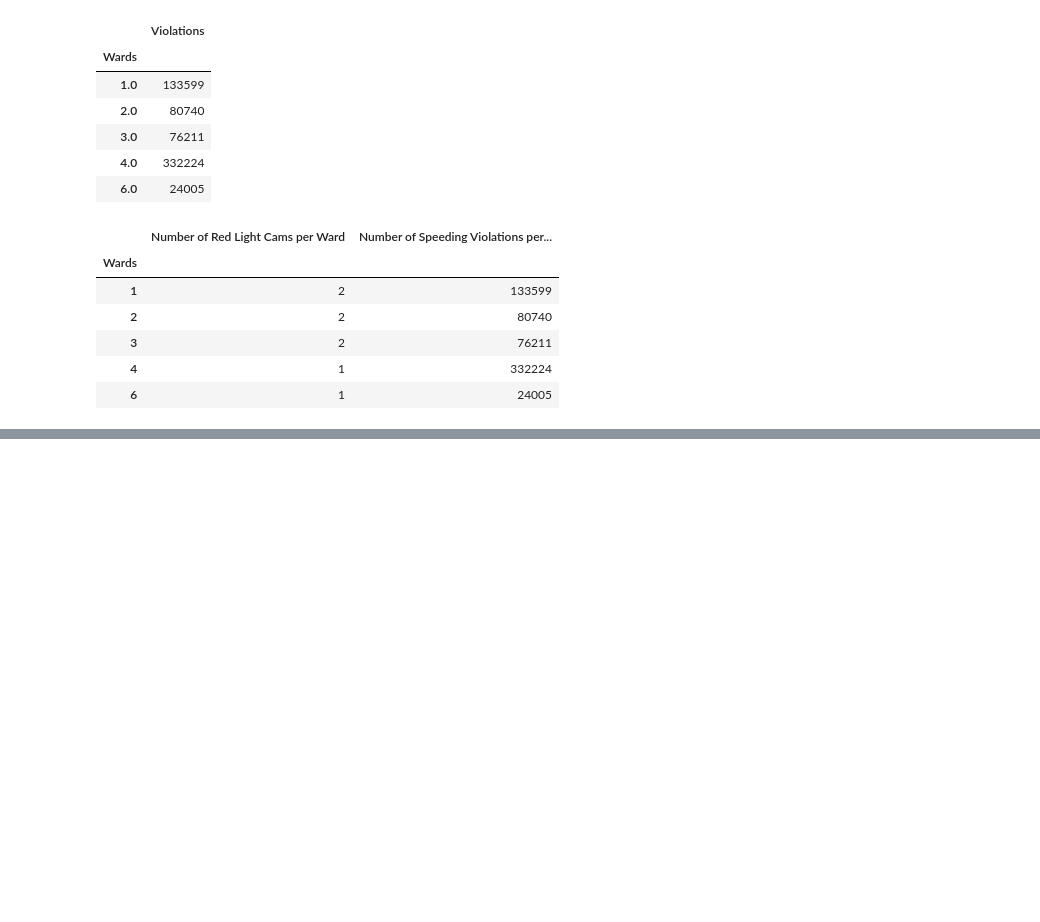
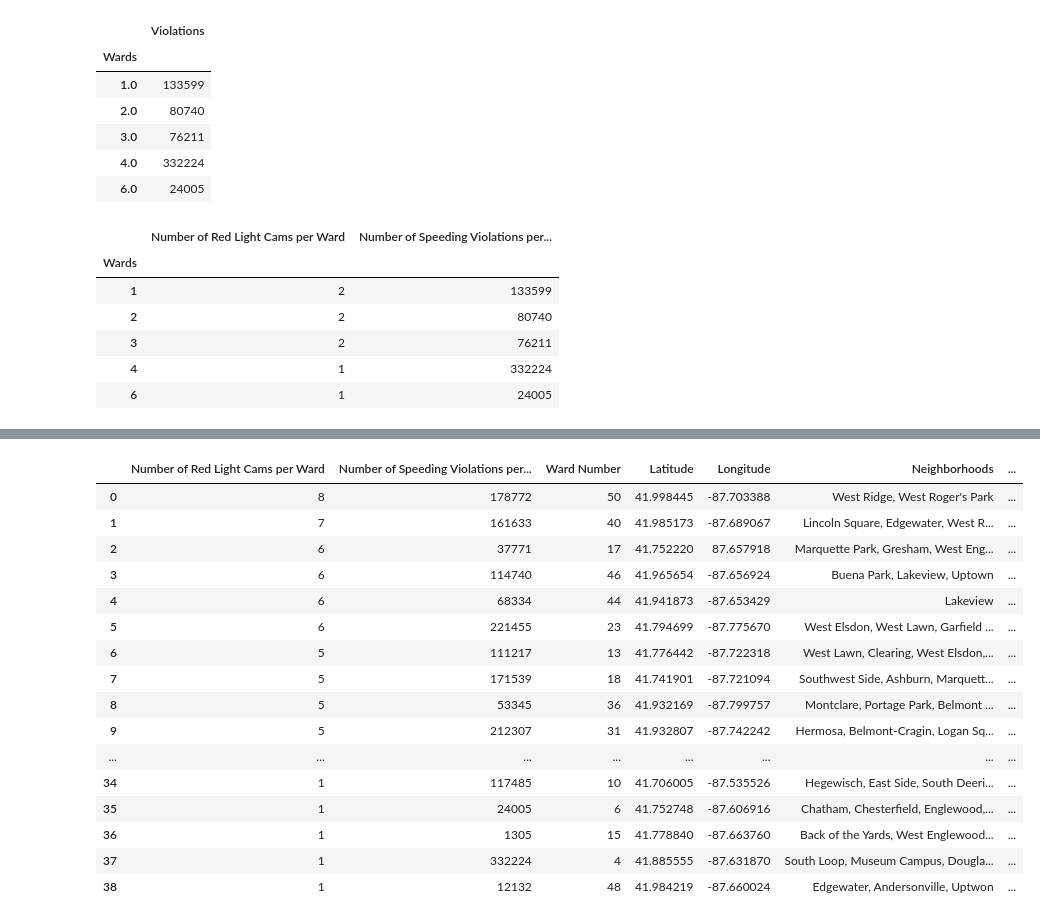
Before and after one commit to michaeldduszynski/Group-4-, a Jupyter notebook: correlation_red_speeding.ipynb, the cells around one changed output, grey strips where cells are left out. Saved outputs shown, nothing was run; the diff lists cells and outputs as text; code cells hidden in the pictures; blank space fills up the shorter version.

```diff
--- a/correlation_red_speeding.ipynb
+++ b/correlation_red_speeding.ipynb
@@ -154,0 +165,20 @@ Text(0.5, 0, 'Speeding Violations per Ward')
+# %%
+clean_df.sort_values(by="Number of Red Light Cams per Ward", ascending=False).reset_index(drop=True)
+# %% [output]
+|  | Number of Red Light Cams per Ward | Number of Speeding Violations per... | Ward Number | Latitude | Longitude | Neighborhoods | ... |
+| 0 | 8 | 178772 | 50 | 41.998445 | -87.703388 | West Ridge, West Roger's Park | ... |
+| 1 | 7 | 161633 | 40 | 41.985173 | -87.689067 | Lincoln Square, Edgewater, West R... | ... |
+| 2 | 6 | 37771 | 17 | 41.752220 | 87.657918 | Marquette Park, Gresham, West Eng... | ... |
+| 3 | 6 | 114740 | 46 | 41.965654 | -87.656924 | Buena Park, Lakeview, Uptown | ... |
+| 4 | 6 | 68334 | 44 | 41.941873 | -87.653429 | Lakeview | ... |
+| 5 | 6 | 221455 | 23 | 41.794699 | -87.775670 | West Elsdon, West Lawn, Garfield ... | ... |
+| 6 | 5 | 111217 | 13 | 41.776442 | -87.722318 | West Lawn, Clearing, West Elsdon,... | ... |
+| 7 | 5 | 171539 | 18 | 41.741901 | -87.721094 | Southwest Side, Ashburn, Marquett... | ... |
+| 8 | 5 | 53345 | 36 | 41.932169 | -87.799757 | Montclare, Portage Park, Belmont ... | ... |
+| 9 | 5 | 212307 | 31 | 41.932807 | -87.742242 | Hermosa, Belmont-Cragin, Logan Sq... | ... |
+| ... | ... | ... | ... | ... | ... | ... | ... |
+| 34 | 1 | 117485 | 10 | 41.706005 | -87.535526 | Hegewisch, East Side, South Deeri... | ... |
+| 35 | 1 | 24005 | 6 | 41.752748 | -87.606916 | Chatham, Chesterfield, Englewood,... | ... |
+| 36 | 1 | 1305 | 15 | 41.778840 | -87.663760 | Back of the Yards, West Englewood... | ... |
+| 37 | 1 | 332224 | 4 | 41.885555 | -87.631870 | South Loop, Museum Campus, Dougla... | ... |
+| 38 | 1 | 12132 | 48 | 41.984219 | -87.660024 | Edgewater, Andersonville, Uptwon | ... |
```
Also changed, not shown: parts of 12 cells of this notebook.
